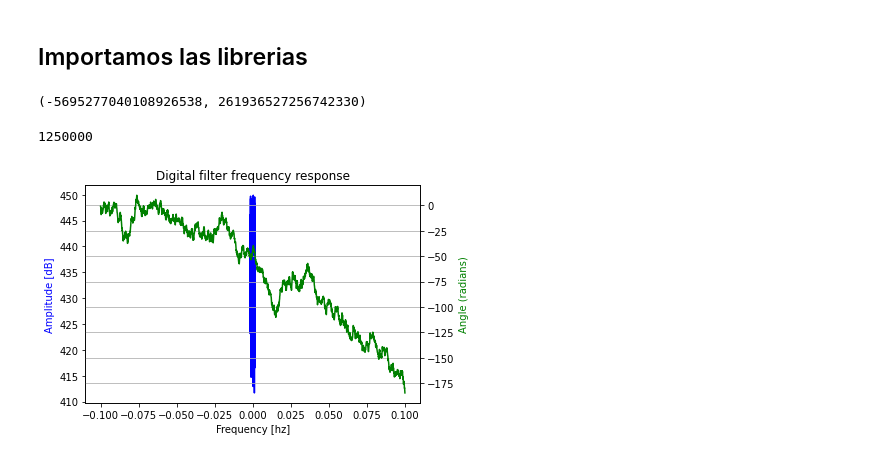
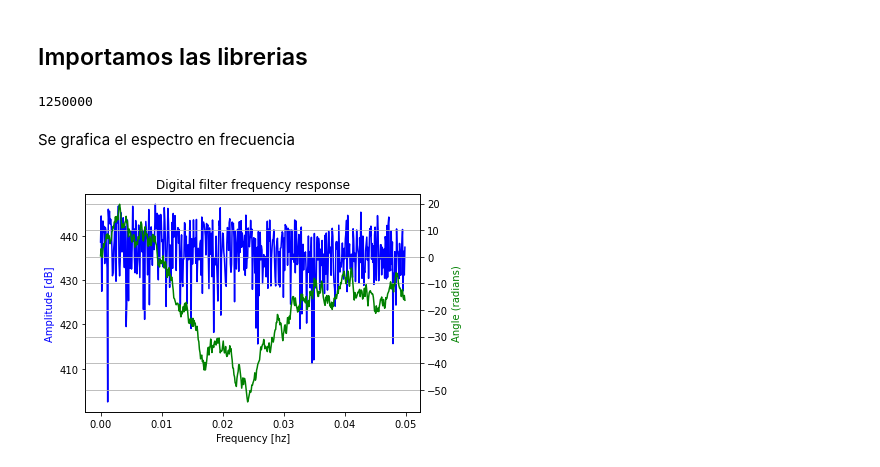
Before and after one commit to joaquinzepeda/Demodulacion-FM-Empleando-SDR-, a Jupyter notebook: Proyecto 3.ipynb, the cells around one changed output. Drawn from its saved outputs; the diff is of its cells as text; code cells hidden in the pictures.

```diff
--- a/Proyecto 3.ipynb
+++ b/Proyecto 3.ipynb
@@ -12,12 +12,6 @@ from scipy import signal
 #de las muestras capturadas y obtener el audio de cada una de las estaciones en el archivo de muestras
 #elegido.
 data = open("muestras_88_9.bin", "rb").read()
-# %%
-# PRUEBA DE LECTURA DE DATOS
-# the complex data is  y = I + jQ.
-print(struct.unpack('qq', data[0:16]))
-# %% [output]
-(-5695277040108926538, 261936527256742330)
 # %%
 
 """Una muestra del espectro se almacena como dos componentes: una es la componente en fase
@@ -36,26 +30,25 @@ for i in range(int(len(data)/16)):
 # %% [output]
 1250000
 # %%
-w, h = signal.freqz(señal,1, np.arange(-0.1,0.1,0.0001))
+# fs corresponde a la frecuencia de muestreo
+f, h = signal.freqz(señal,1,fs=0.1)
+# %% [markdown]
+Se grafica el espectro en frecuencia
 # %%
 fig = plt.figure()
 plt.title('Digital filter frequency response')
 ax1 = fig.add_subplot(111)
-
-#frecuencia de muestreo
-fs = 1/10
-f = w * fs/(2*np.pi)
 
 plt.plot(f , 20 * np.log10(abs(h)), 'b')
 plt.ylabel('Amplitude [dB]', color='b')
 plt.xlabel('Frequency [hz]')
 
 ax2 = ax1.twinx()
 angles = np.unwrap(np.angle(h))
-plt.plot(w, angles, 'g')
+plt.plot(f, angles, 'g')
 plt.ylabel('Angle (radians)', color='g')
 plt.grid()
 plt.axis('tight')
 plt.show()
 # %% [output]
-[figure, old version]
+[figure, new version]
```
Also changed, not shown: parts of 2 cells of this notebook.
